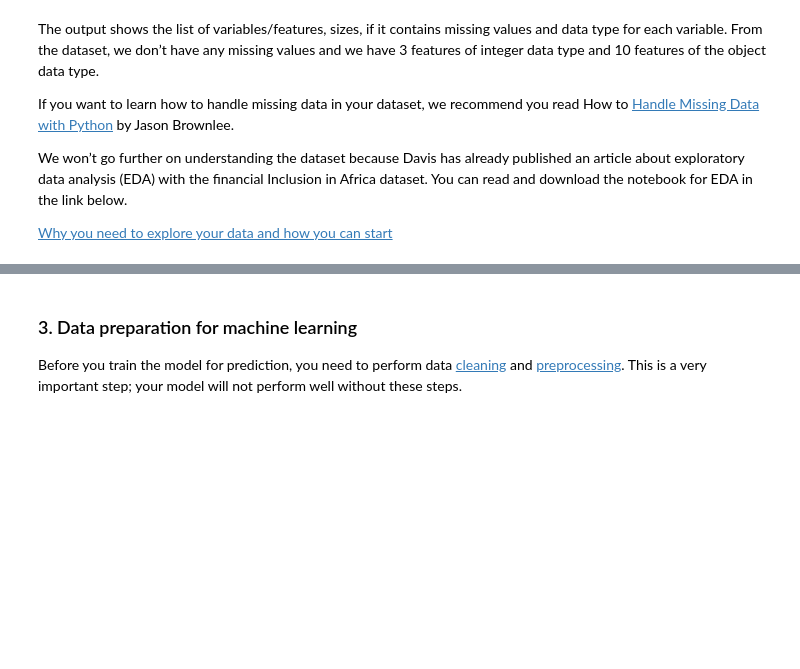
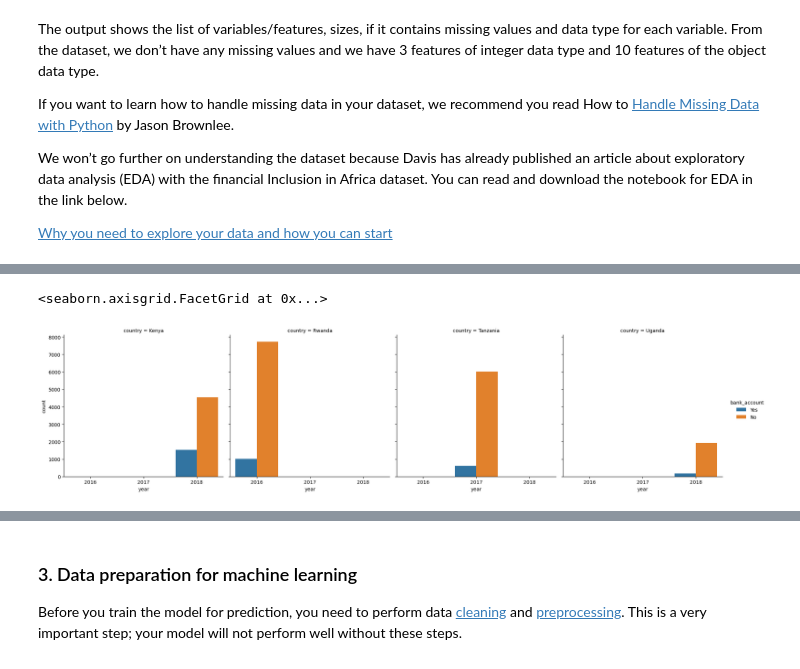
Before and after one commit to ahquin/ds-financial-inclusion, a Jupyter notebook: ml-data-analyse.ipynb, the cells around one changed output, grey strips where cells are left out. Cells and saved outputs as stored; diff of their text form; code cells hidden in the pictures; blank space fills up the shorter version.

```diff
--- a/ml-data-analyse.ipynb
+++ b/ml-data-analyse.ipynb
@@ -140,0 +237,7 @@ variables
+# %%
+#SNS plot
+sns.catplot(x="year", col='country', data=df, hue='bank_account', kind='count') # col_wrap=4
+# WE have only one year of census for each of the four countries
+# %% [output]
+<seaborn.axisgrid.FacetGrid at 0x...>
+[figure, added]
```
Also changed, not shown: parts of 40 cells of this notebook, 1 other file.
